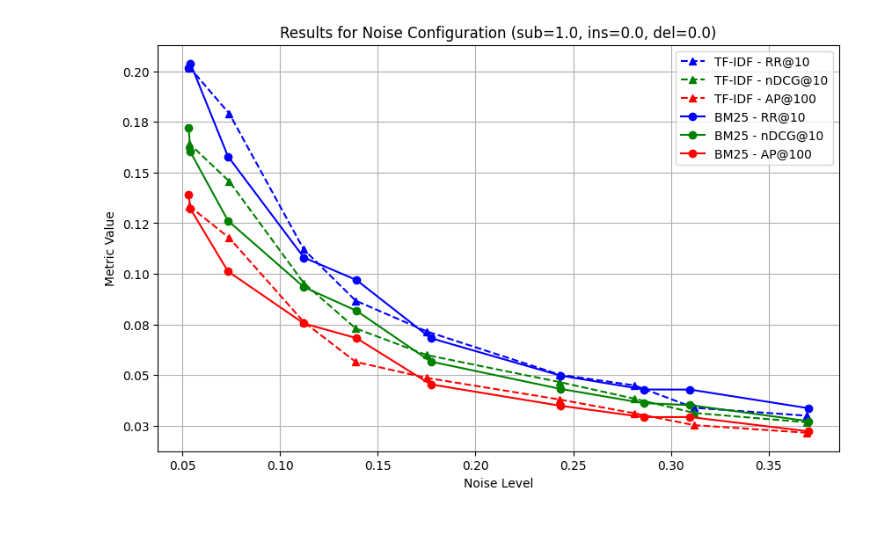
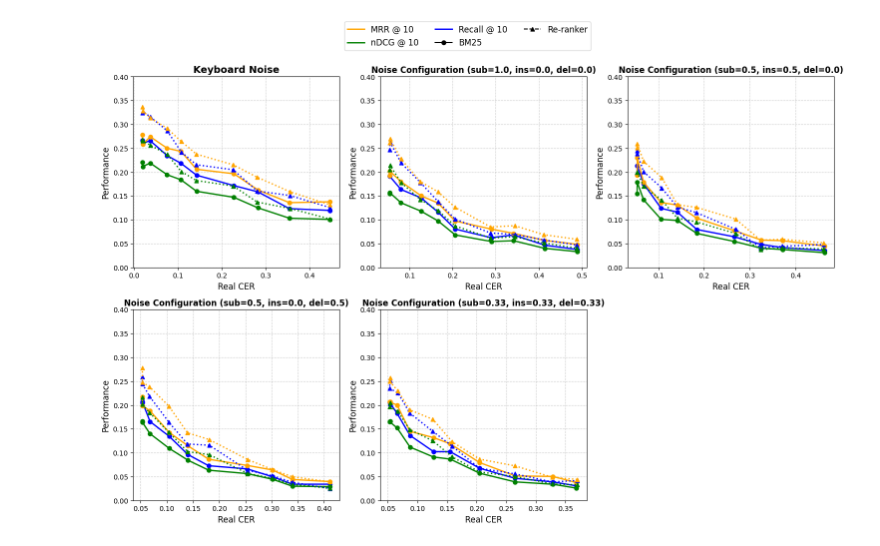
Before and after one commit to begumkoc/IR_Project, a Jupyter notebook: Final_evaluation.ipynb, the cells around one changed output. Cells and saved outputs as stored; diff of their text form; code cells hidden in the pictures.

```diff
--- a/Final_evaluation.ipynb
+++ b/Final_evaluation.ipynb
@@ -94,0 +127,15 @@ CER: 0.1818
+# %%
+from fast_forward.index import OnDiskIndex, Mode
+
+ff_index = OnDiskIndex.load(
+    Path.cwd() / "07_data" / "ffindex_fiqa_tasb.h5",
+    query_encoder=q_encoder,
+    mode=Mode.MAXP,
+)
+# %%
+from fast_forward.util.pyterrier import FFScore
+
+ff_score = FFScore(ff_index)
+# %%
+bm25 = pt.terrier.Retriever(index_ref, wmodel="BM25")
+testset = pt.get_dataset("irds:beir/fiqa/test")
@@ -94,0 +181,5 @@ CER: 0.1818
+# %%
+from fast_forward.util.pyterrier import FFInterpolate
+
+ff_int = FFInterpolate(alpha=0.5)
+ff_int(re_ranked)
@@ -175,45 +338,81 @@ for noise_config in tqdm(noise_combinations):
 # %%
 from matplotlib.ticker import FuncFormatter
+import matplotlib.pyplot as plt
+from matplotlib.lines import Line2D
+
+# Use a modern style
+plt.style.use('seaborn-colorblind')
 
 # Define metrics and colors for each one
-metrics = ['RR@10', 'nDCG@10', 'AP@100']
-colors = ['b', 'g', 'r']
+metrics = ['RR@10', 'nDCG@10', 'R@10']
+colors = ['b', 'g', 'orange']
 
 # Function to format y-axis values
 def format_yaxis(value, _):
     return f"{value:.2f}"
 
-# Loop through the data and plot for each noise configuration
-for noise_config_data in results_batch_1:
+# Create a 2-row, 3-column figure for subplots
+fig, axes = plt.subplots(2, 3, figsize=(15, 10))
+axes = axes.flatten()  # Flatten to iterate easily
+
+num_plots = min(len(results_batch_1), len(axes))
+
+for i in range(num_plots):
+    noise_config_data = results_batch_1[i]
     noise_config = noise_config_data['noise_config']
     results = noise_config_data['results']
 
-    plt.figure(figsize=(10, 6))
+    ax = axes[i]
 
     for model_data in results:
         model_name = model_data['model_name']
         model_results = model_data['results']
 
         for metric_index, metric in enumerate(metrics):
             noise_levels = [result['noise_level'] for result in model_results]
             metric_values = [result['results'][metric] for result in model_results]
 
-            # Use triangles for TF-IDF and circles for BM25
-            marker = '^' if model_name == 'TF-IDF' else 'o'
-            line_style = '--' if model_name == 'TF-IDF' else '-'
-            plt.plot(noise_levels, metric_values, label=f"{model_name} - {metric}",
-                     linestyle=line_style, color=colors[metric_index], marker=marker)
+            marker = '^' if model_name == 're-ranker' else 'o'
+            line_style = ':' if model_name == 're-ranker' else '-'
 
-    # Set labels and title
-    plt.xlabel('Noise Level')
-    plt.ylabel('Metric Value')
-    plt.title(f"Results for Noise Configuration (sub={noise_config['sub']}, ins={noise_config['ins']}, del={noise_config['del']})")
-    plt.legend()
-    plt.grid(True)
+            ax.plot(noise_levels, metric_values, label=f"{model_name} - {metric}",
+                    linestyle=line_style, color=colors[metric_index], marker=marker,
+                    markersize=6, linewidth=2)  # Increased marker size and line width
 
-    # Apply y-axis formatter
-    plt.gca().yaxis.set_major_formatter(FuncFormatter(format_yaxis))
+    # Set labels and title for each subplot
+    ax.set_xlabel('Real CER', fontsize=12)
+    ax.set_ylabel('Performance', fontsize=12)
+    ax.tick_params(axis='both', labelsize=10)
 
-    plt.show()
+    if "keyboard" in noise_config:
+        ax.set_title(f"Keyboard Noise", fontsize=14, fontweight='bold')
+    else:
+        ax.set_title(f"Noise Configuration (sub={noise_config['sub']}, ins={noise_config['ins']}, del={noise_config['del']})",
+                     fontsize=12, fontweight='bold')
+
+    ax.grid(True, linestyle="--", alpha=0.6)
+    ax.set_ylim(0, 0.4)
+
+    ax.yaxis.set_major_formatter(FuncFormatter(format_yaxis))
+
+# Custom legend outside the figure
+proxy_lines = [
+    Line2D([0], [0], color='orange', linestyle='-', linewidth=2),
+    Line2D([0], [0], color='g', linestyle='-', linewidth=2),
+    Line2D([0], [0], color='b', linestyle='-', linewidth=2),
+    Line2D([0], [0], color='black', marker='o', linestyle='-', markersize=6),
+    Line2D([0], [0], color='black', marker='^', linestyle='--', markersize=6)
+]
+
+fig.legend(proxy_lines, ['MRR @ 10', 'nDCG @ 10', 'Recall @ 10', 'BM25', 'Re-ranker'],
+           loc='upper center', bbox_to_anchor=(0.5, 1.03), ncol=3, fontsize=12, frameon=True)
+
+
+# Remove unused subplots
+for j in range(num_plots, len(axes)):
+    fig.delaxes(axes[j])
+
+plt.tight_layout(rect=[0, 0, 1, 0.95])  # Adjust layout to fit legend
+plt.show()
 # %% [output]
-[figure, old version]
+[figure, new version]
```
Also changed, not shown: parts of 19 cells of this notebook.
